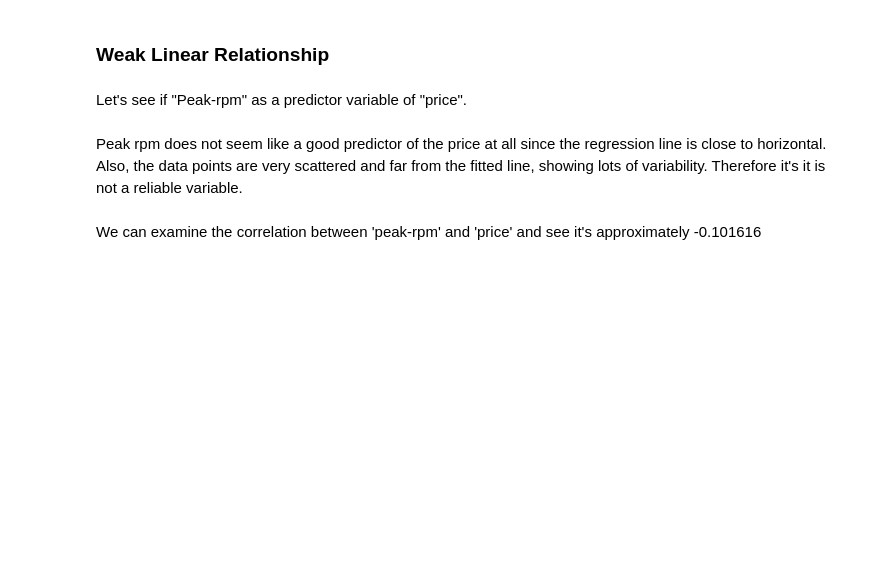
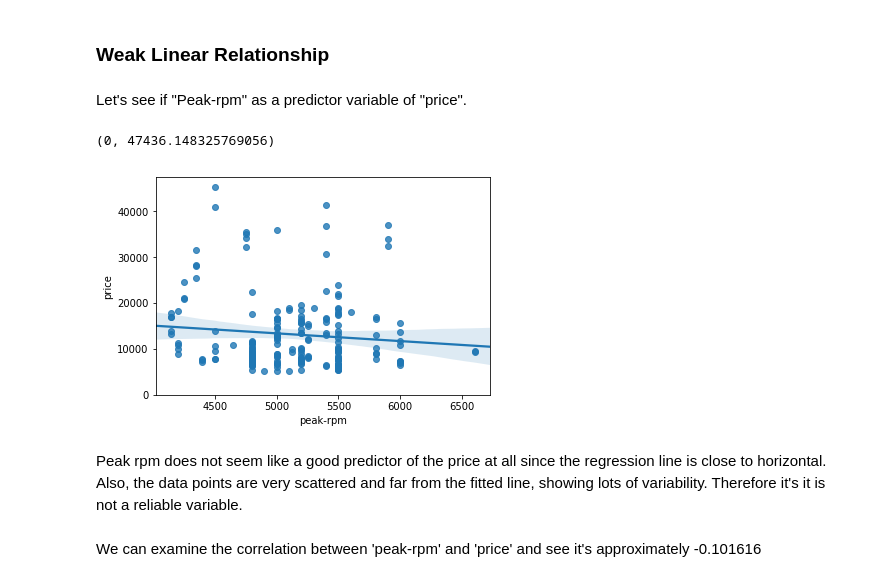
Before and after one commit to tuliocpa/Data_Science, a Jupyter notebook: Notebook 6 - Exploratory Data Analysis.ipynb, the cells around one changed output. Saved outputs shown, nothing was run; the diff lists cells and outputs as text; code cells hidden in the pictures; blank space fills up the shorter version.

```diff
--- a/Notebook 6 - Exploratory Data Analysis.ipynb
+++ b/Notebook 6 - Exploratory Data Analysis.ipynb
@@ -200,3 +219,12 @@ sns.regplot(x="peak-rpm", y="price", data=df)
+# %%
+#coloquei como df1 para exemplificar a cópia da variável que coloquei posteriormente
+
+sns.regplot(x="peak-rpm", y="price", data=df1)
+
+plt.ylim(0,)
+# %% [output]
+(0, 47436.148325769056)
+[figure, added]
 # %% [markdown]
 <p>Peak rpm does not seem like a good predictor of the price at all since the regression line is close to horizontal. Also, the data points are very scattered and far from the fitted line, showing lots of variability. Therefore it's it is not a reliable variable.</p>
 # %% [markdown]
```
Also changed, not shown: parts of 8 cells of this notebook.
